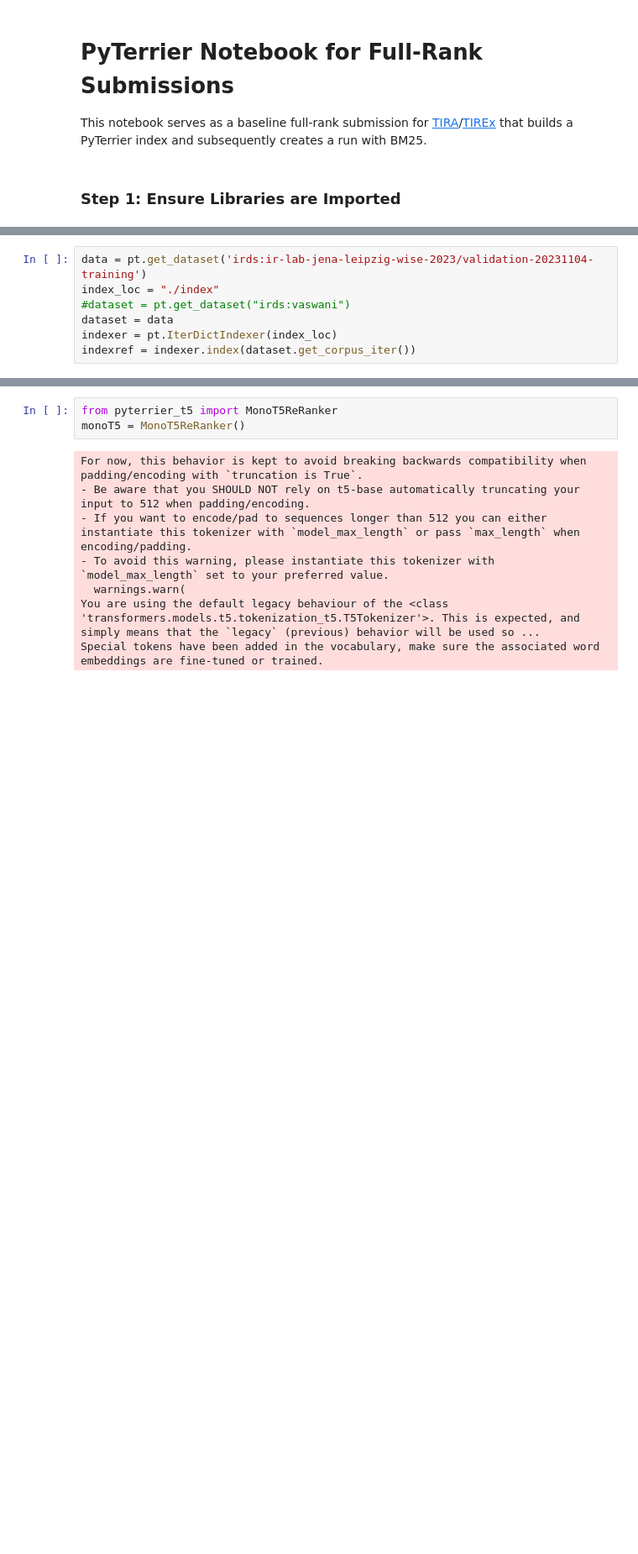
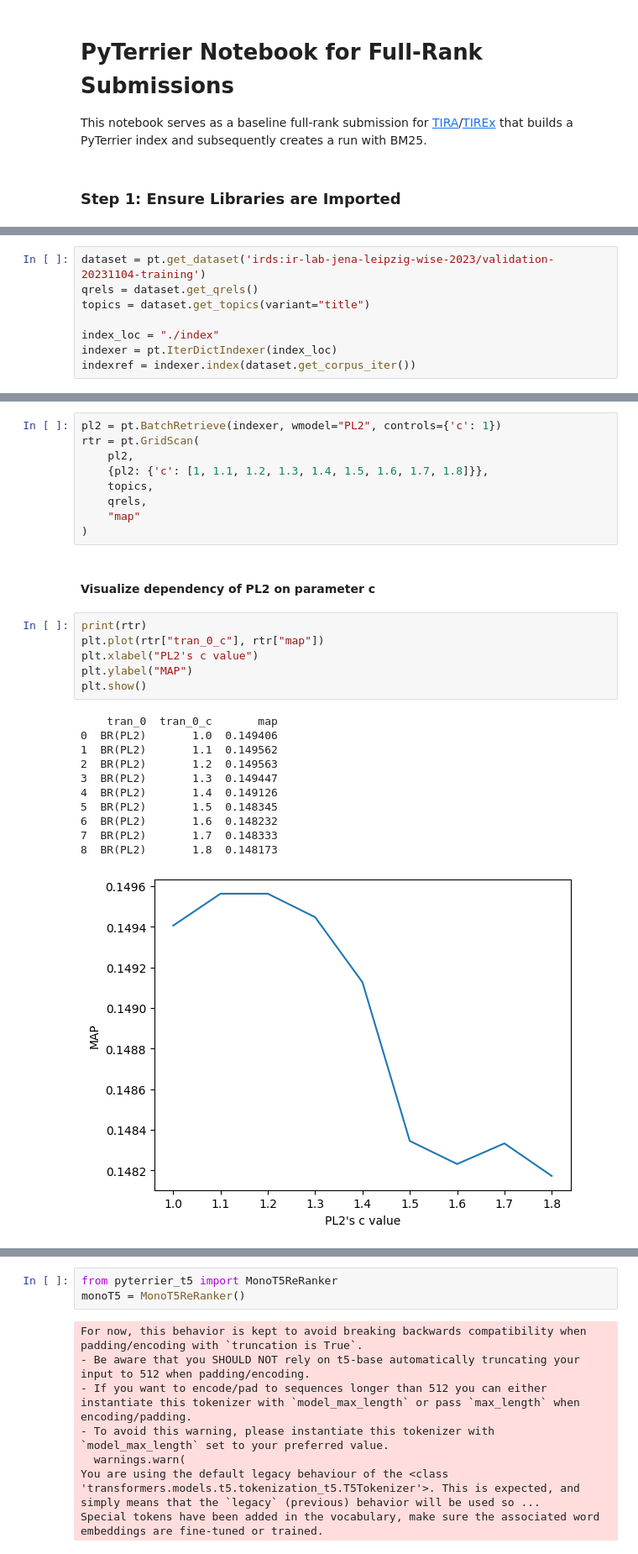
Before and after one commit to tira-io/ir-lab-jena-leipzig-wise-2023-galapagos-tortoise, a Jupyter notebook: jupyter-notebook-submissions/pyterrier-notebook.ipynb, the cells around one changed output, grey strips where cells are left out. Shown at 84% size. Drawn from its saved outputs; the diff is of its cells as text; blank space fills up the shorter version.

```diff
--- a/jupyter-notebook-submissions/pyterrier-notebook.ipynb
+++ b/jupyter-notebook-submissions/pyterrier-notebook.ipynb
@@ -58,8 +61,9 @@ from pyterrier import rewrite
 # %%
-data = pt.get_dataset('irds:ir-lab-jena-leipzig-wise-2023/validation-20231104-training')
+dataset = pt.get_dataset('irds:ir-lab-jena-leipzig-wise-2023/validation-20231104-training')
+qrels = dataset.get_qrels()
+topics = dataset.get_topics(variant="title")
+
 index_loc = "./index"
-#dataset = pt.get_dataset("irds:vaswani")
-dataset = data
 indexer = pt.IterDictIndexer(index_loc)
 indexref = indexer.index(dataset.get_corpus_iter())
 # %% [output]
@@ -70,0 +83,29 @@ No settings given in /home/codespace/.tira/.tira-settings.json. I will use defau
+# %%
+pl2 = pt.BatchRetrieve(indexer, wmodel="PL2", controls={'c': 1})
+rtr = pt.GridScan(
+    pl2,
+    {pl2: {'c': [1, 1.1, 1.2, 1.3, 1.4, 1.5, 1.6, 1.7, 1.8]}},
+    topics,
+    qrels,
+    "map"
+)
+# %% [markdown]
+#### Visualize dependency of PL2 on parameter c
+# %%
+print(rtr)
+plt.plot(rtr["tran_0_c"], rtr["map"])
+plt.xlabel("PL2's c value")
+plt.ylabel("MAP")
+plt.show()
+# %% [output]
+    tran_0  tran_0_c       map
+0  BR(PL2)       1.0  0.149406
+1  BR(PL2)       1.1  0.149562
+2  BR(PL2)       1.2  0.149563
+3  BR(PL2)       1.3  0.149447
+4  BR(PL2)       1.4  0.149126
+5  BR(PL2)       1.5  0.148345
+6  BR(PL2)       1.6  0.148232
+7  BR(PL2)       1.7  0.148333
+8  BR(PL2)       1.8  0.148173
+[figure, added]
```
Also changed, not shown: parts of 22 cells of this notebook, 11 other files.
